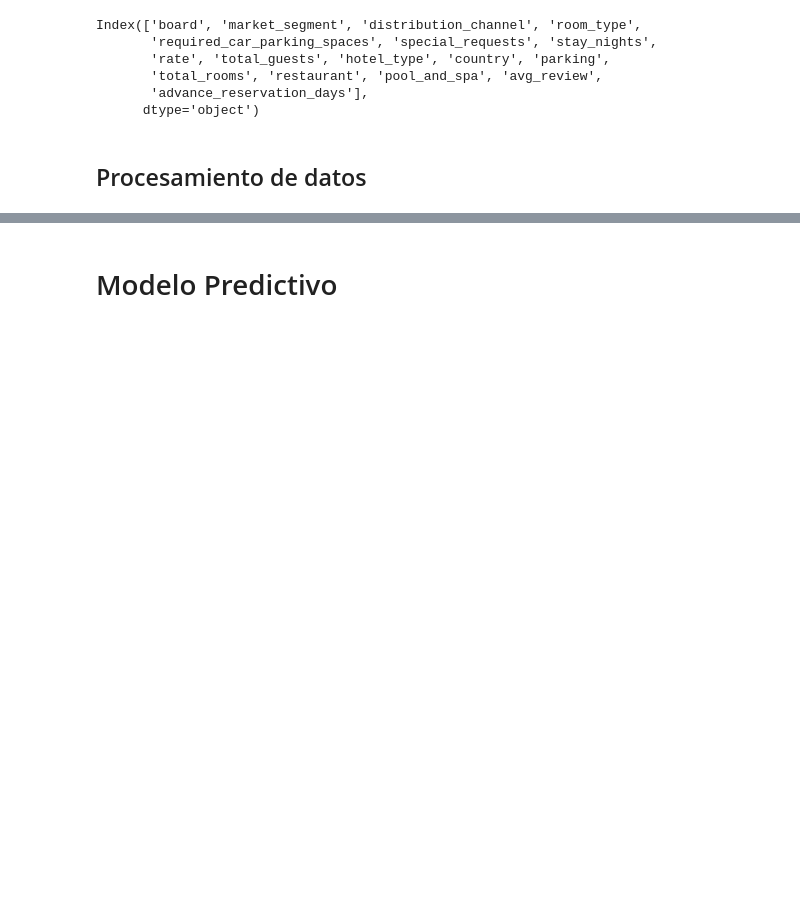
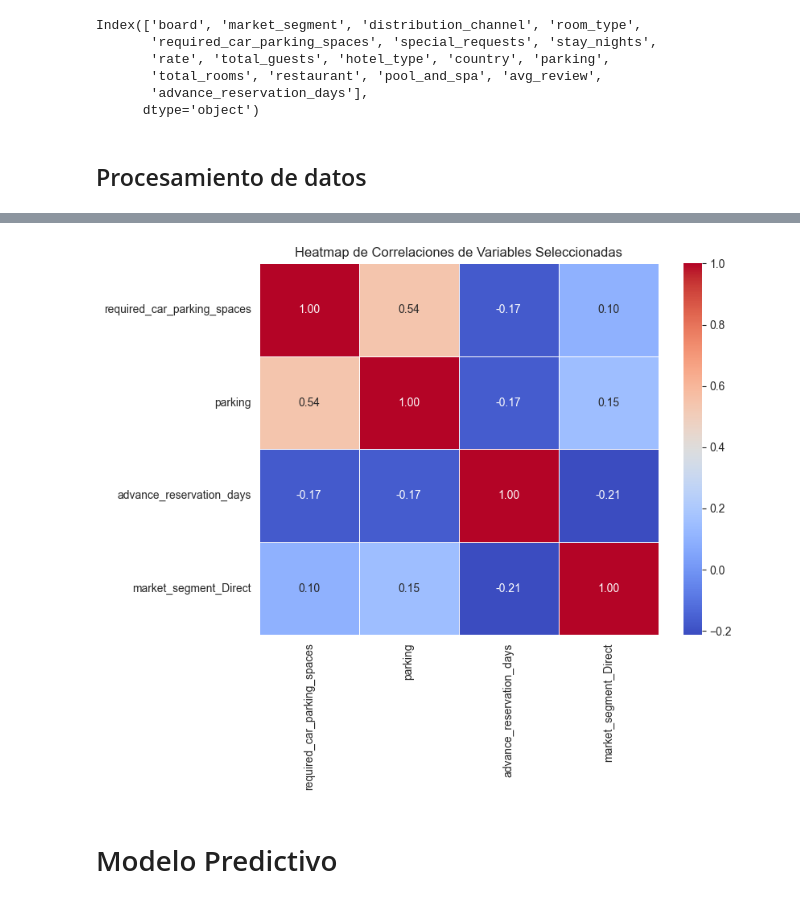
Before and after one commit to rperecam/MachineLearning, a Jupyter notebook: main.ipynb, the cells around one changed output, grey strips where cells are left out. Drawn from its saved outputs; the diff is of its cells as text; code cells hidden in the pictures; blank space fills up the shorter version.

```diff
--- a/main.ipynb
+++ b/main.ipynb
@@ -114,3 +98,21 @@ X_train_processed.shape
+# %%
+import seaborn as sns
+import matplotlib.pyplot as plt
+
+# Seleccionar las columnas de interés
+columns_of_interest = ['required_car_parking_spaces', 'parking', 'advance_reservation_days', 'market_segment_Direct']
+subset_df = X_train_processed[columns_of_interest]
+
+# Calcular la matriz de correlación
+correlation_matrix = subset_df.corr()
+
+# Crear el heatmap
+plt.figure(figsize=(8, 6))
+sns.heatmap(correlation_matrix, annot=True, fmt=".2f", cmap='coolwarm', linewidths=0.5)
+plt.title('Heatmap de Correlaciones de Variables Seleccionadas')
+plt.show()
+# %% [output]
+[figure, added]
 # %% [markdown]
 # Modelo Predictivo
 # %% [markdown]
```
Also changed, not shown: parts of 6 cells of this notebook, 5 other files.
